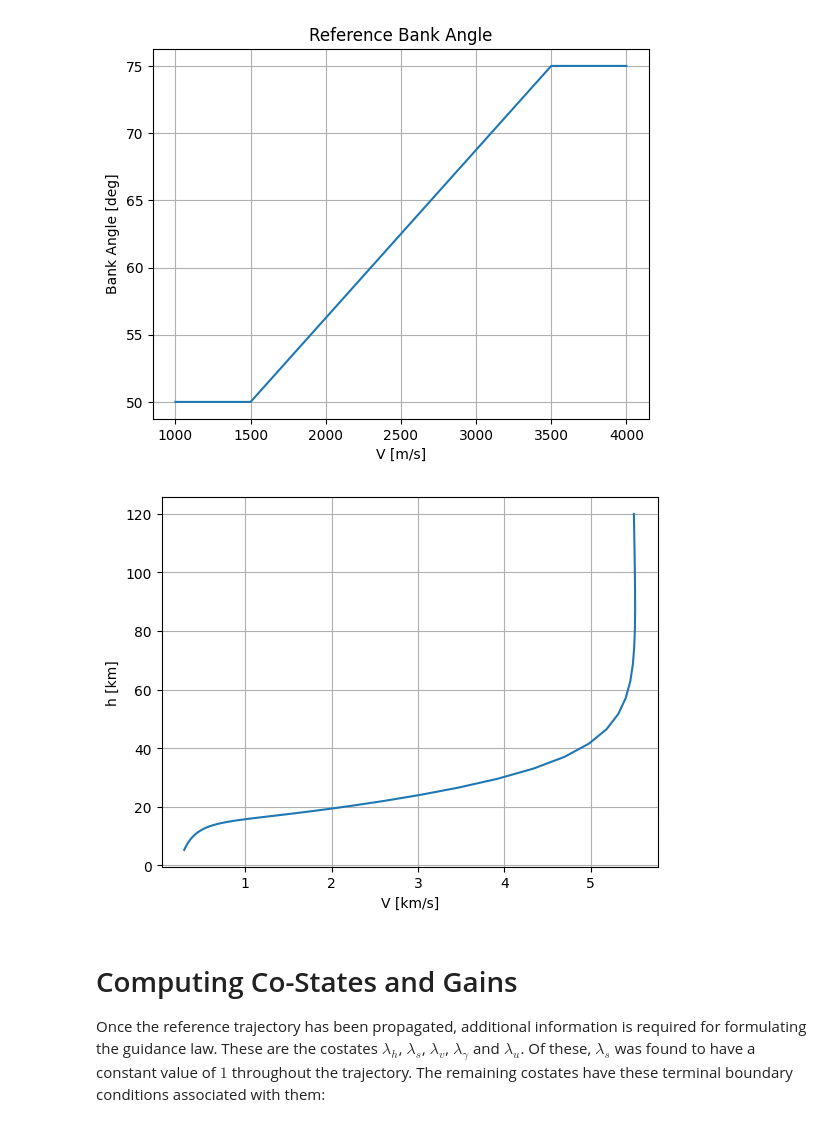
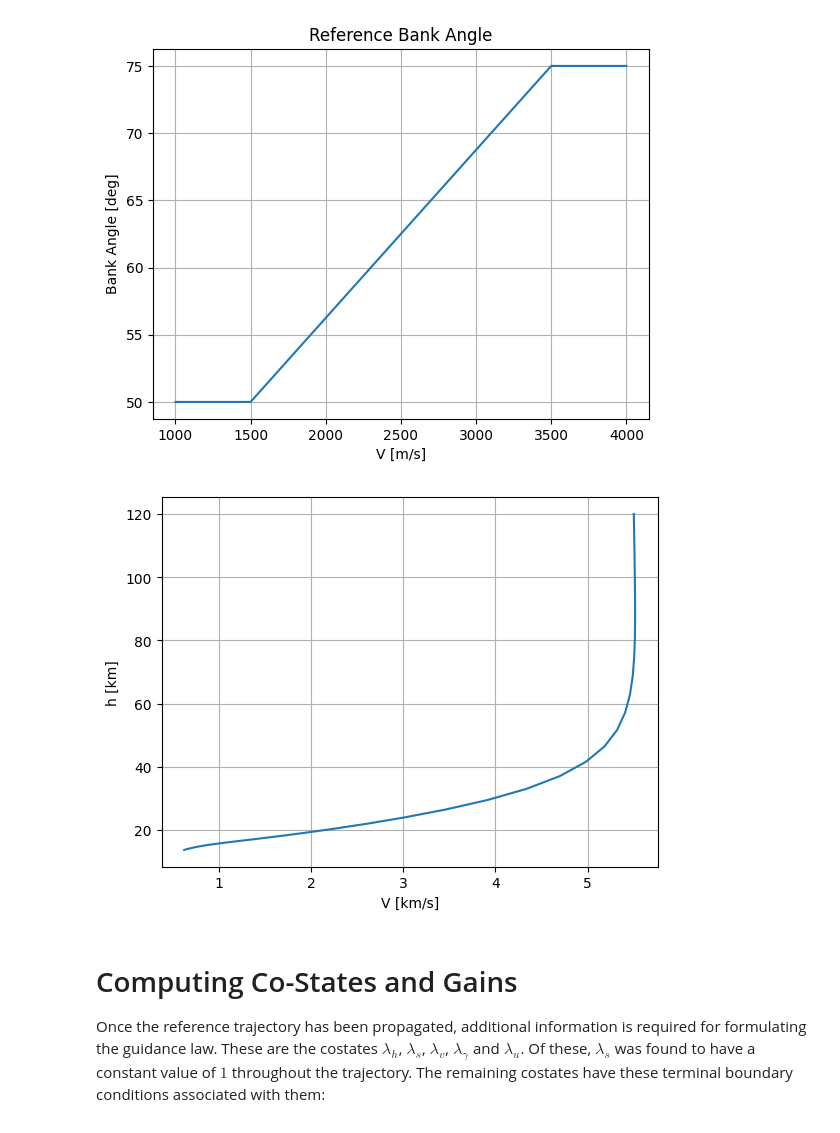
Before and after one commit to thomasantony/msl-apollo-entry-guidance, a Jupyter notebook: notebooks/02-Reference-Trajectory.ipynb, the cells around one changed output. Saved outputs shown, nothing was run; the diff lists cells and outputs as text; code cells hidden in the pictures.

```diff
--- a/notebooks/02-Reference-Trajectory.ipynb
+++ b/notebooks/02-Reference-Trajectory.ipynb
@@ -75,8 +75,8 @@ params = {'H': 11.1e3,
               'R_m': 3380e3,
               'g': 3.73}
 
-# Terminal altitude
-h_f = 5e3
+# Terminal velocity
+v_f = 600
 
 gamma0 = np.deg2rad(gamma0_deg)
 X0 = np.array([h0, s0, V0, gamma0])
@@ -84,15 +84,15 @@ t0 = 0
 tf = 500.
 tspan = np.linspace(t0, tf, 101)
 # %%
-ref_traj = sim_utils.simulate_entry_trajectory(traj_eom, t0, tf, X0, 0, h_f, params, reference_bank_angle, tspan)
+ref_traj = sim_utils.simulate_entry_trajectory(traj_eom, t0, tf, X0, 2, v_f, params, reference_bank_angle, tspan)
 
 plt.plot(ref_traj.X[:,2]/1e3, ref_traj.X[:,0]/1e3)
 plt.xlabel('V [km/s]')
 plt.ylabel('h [km]')
 plt.grid(True)
 plt.show()
 # %% [output]
-[figure, old version]
+[figure, new version]
 # %% [markdown]
 # Computing Co-States and Gains
 
```
Also changed, not shown: parts of 2 cells of this notebook, 3 other files.
